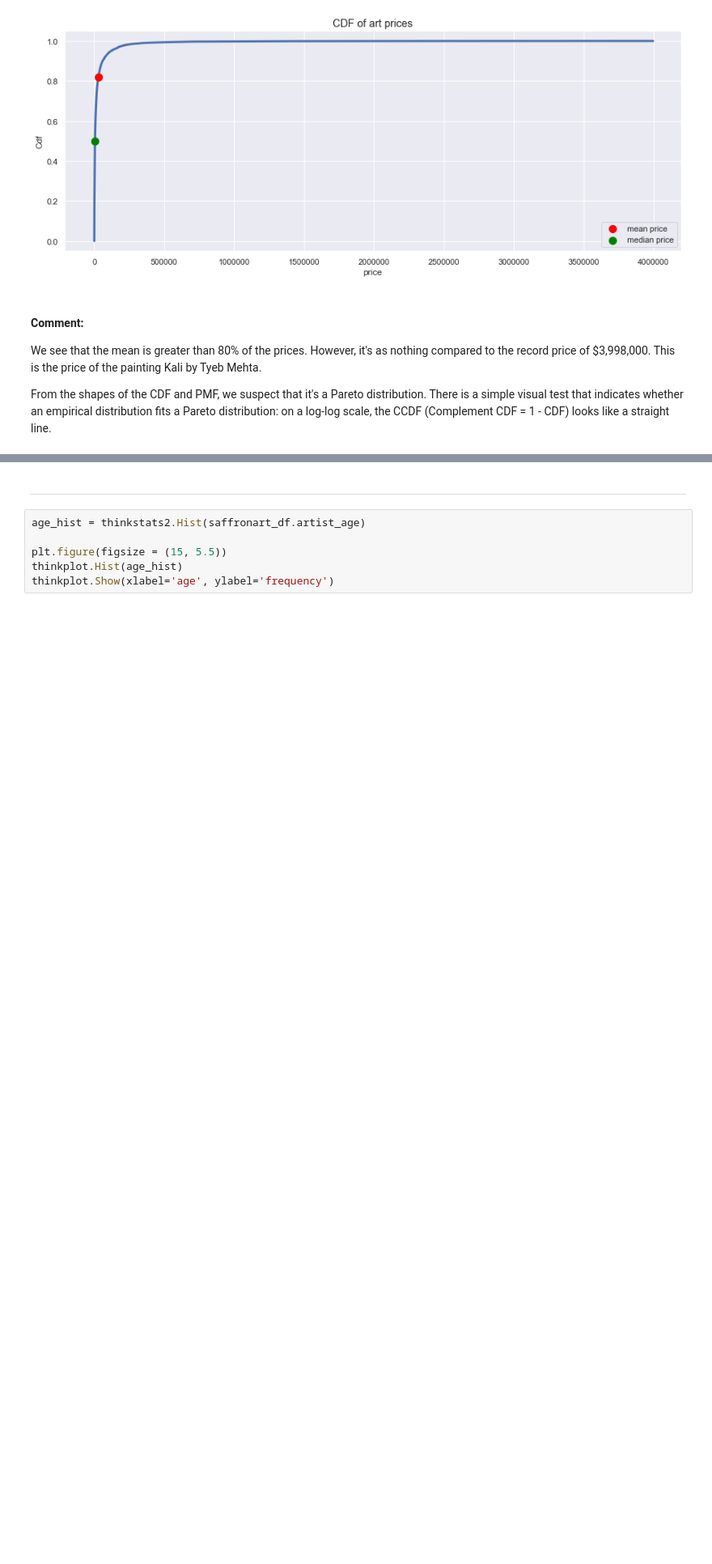
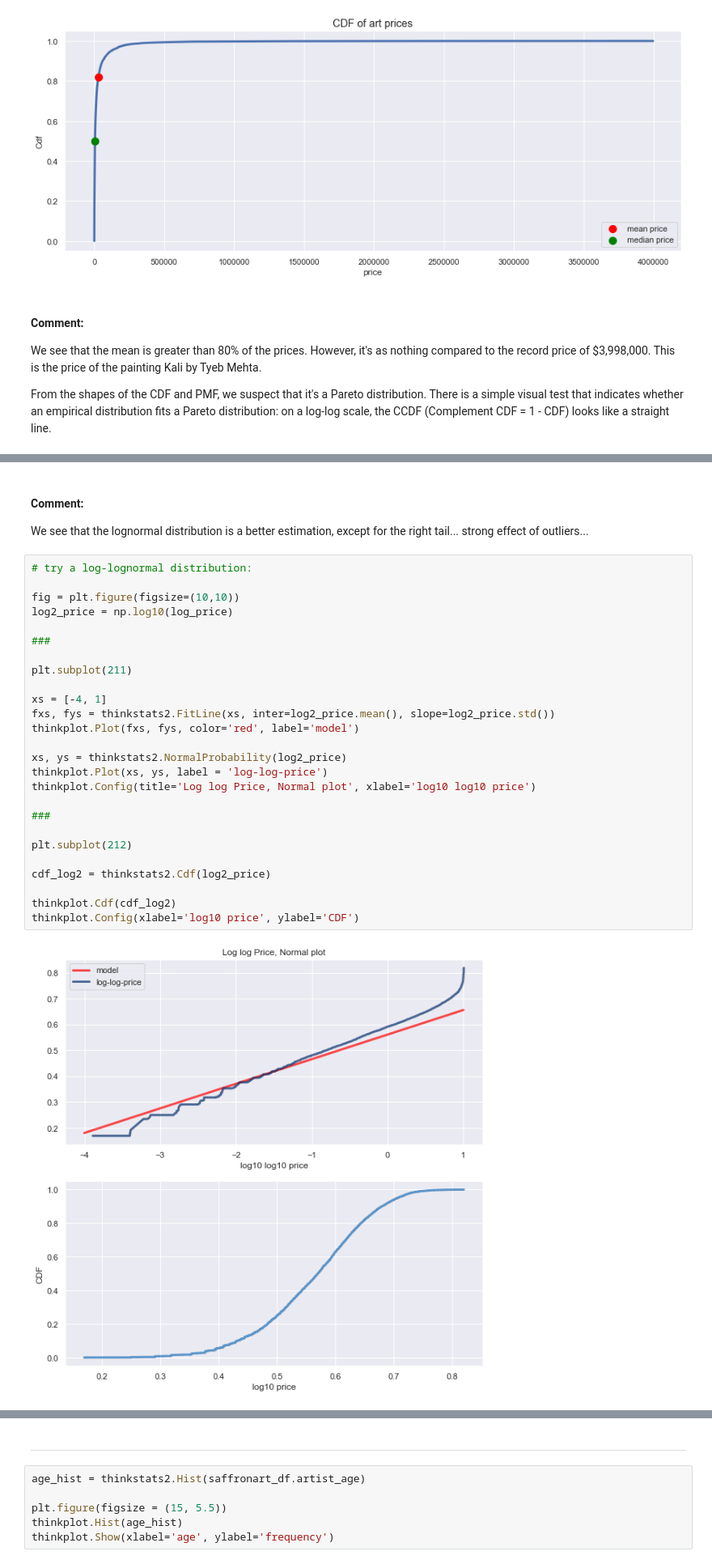
Before and after one commit to dcaohuu18/saffronart_stats_analysis, a Jupyter notebook: distributions.ipynb, the cells around one changed output, grey strips where cells are left out. Shown: that part at 81% size. Saved outputs shown, nothing was run; the diff lists cells and outputs as text; blank space fills up the shorter version.

```diff
--- a/distributions.ipynb
+++ b/distributions.ipynb
@@ -178 +216,32 @@ I have provided an estimation of a line that best fits the price distribution. T
+# %% [markdown]
+#### Comment:
+We see that the lognormal distribution is a better estimation, except for the right tail... strong effect of outliers...
+# %%
+# try a log-lognormal distribution:
+
+fig = plt.figure(figsize=(10,10))
+log2_price = np.log10(log_price)
+
+###
+
+plt.subplot(211)
+
+xs = [-4, 1]
+fxs, fys = thinkstats2.FitLine(xs, inter=log2_price.mean(), slope=log2_price.std())
+thinkplot.Plot(fxs, fys, color='red', label='model')
+
+xs, ys = thinkstats2.NormalProbability(log2_price)
+thinkplot.Plot(xs, ys, label = 'log-log-price')
+thinkplot.Config(title='Log log Price, Normal plot', xlabel='log10 log10 price')
+
+###
+
+plt.subplot(212)
+
+cdf_log2 = thinkstats2.Cdf(log2_price)
+
+thinkplot.Cdf(cdf_log2)
+thinkplot.Config(xlabel='log10 price', ylabel='CDF')
+# %% [output]
+[figure, added]
 # %%
```
Also changed, not shown: parts of 4 cells of this notebook.
